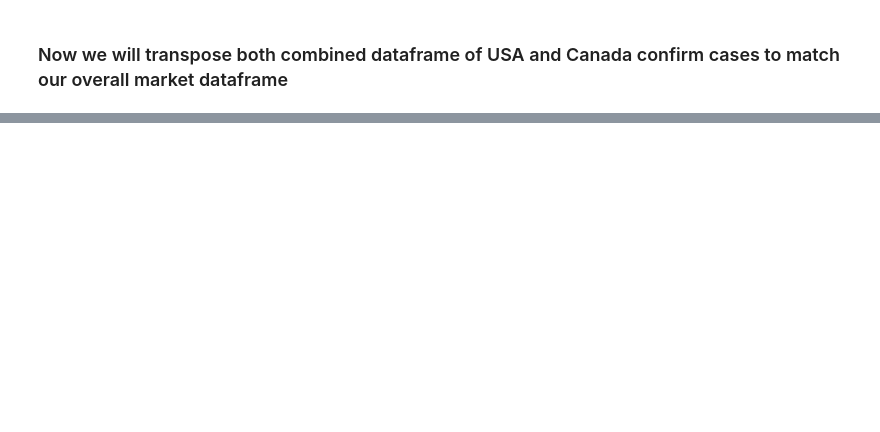
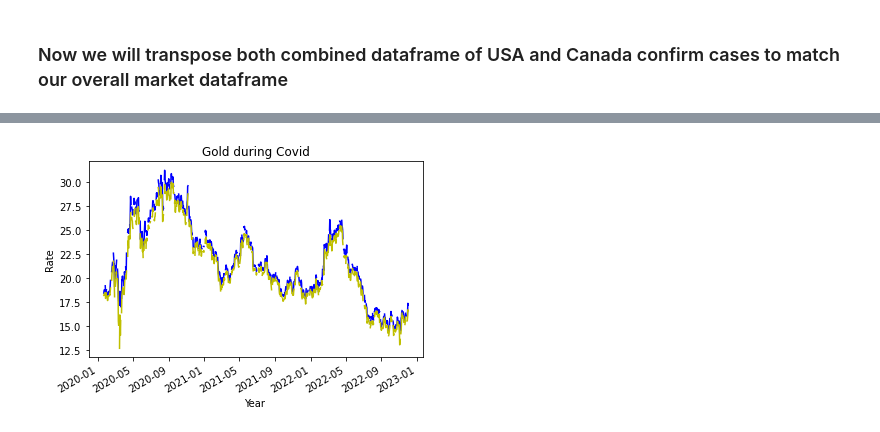
Before and after one commit to AIDA-Saskatchewan-polytechnic/Final_Project_JST, a Jupyter notebook: Final_Project_COMP_603_002.ipynb, the cells around one changed output, grey strips where cells are left out. Saved outputs shown, nothing was run; the diff lists cells and outputs as text; code cells hidden in the pictures; blank space fills up the shorter version.

```diff
--- a/Final_Project_COMP_603_002.ipynb
+++ b/Final_Project_COMP_603_002.ipynb
@@ -599,0 +604,13 @@ USA_Canada_final
+# %%
+fig = plt.figure()
+
+plt.plot_date(USA_Canada_final['Date'], USA_Canada_final['Gold_High'], 'b')
+plt.plot_date(USA_Canada_final['Date'], USA_Canada_final['Gold_Low'], 'y')
+plt.title("Gold during Covid")
+plt.xlabel('Year ')
+plt.ylabel('Rate')
+
+fig.autofmt_xdate()
+plt.show()
+# %% [output]
+[figure, added]
```
Also changed, not shown: parts of 52 cells of this notebook.
